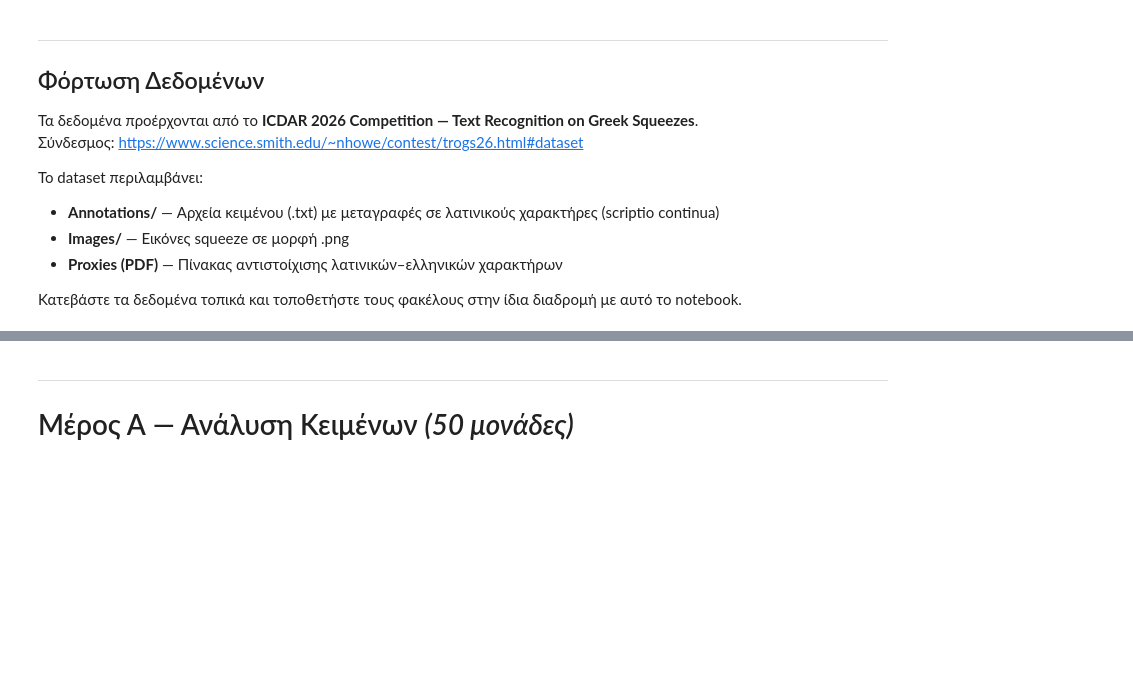
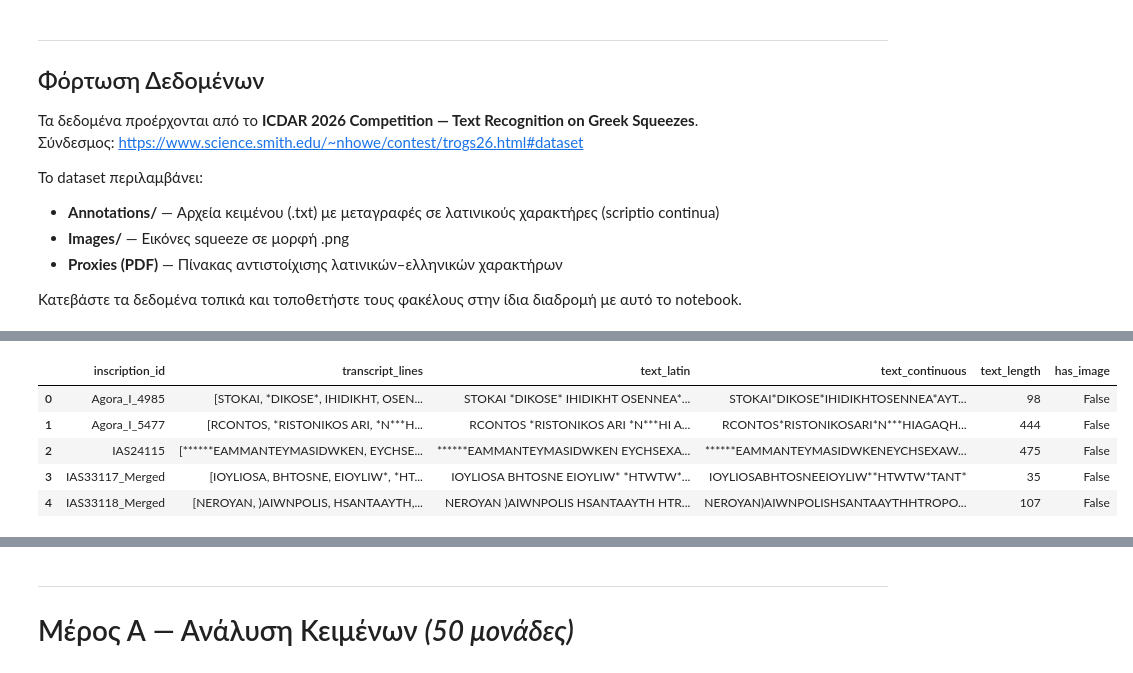
Before and after one commit to PanagiotisGk/Greek-Epigraphy, a Jupyter notebook: team_notebook_epigraphy.ipynb, the cells around one changed output, grey strips where cells are left out. Drawn from its saved outputs; the diff is of its cells as text; code cells hidden in the pictures; blank space fills up the shorter version.

```diff
--- a/team_notebook_epigraphy.ipynb
+++ b/team_notebook_epigraphy.ipynb
@@ -135,0 +121,88 @@ df.head()
+# %%
+# === Ρυθμίσεις διαδρομών ===
+# Αλλάξτε τα paths αν τα δεδομένα βρίσκονται σε διαφορετικό σημείο
+from pathlib import Path
+import pandas as pd
+import matplotlib.pyplot as plt
+from PIL import Image
+
+# === Ρυθμίσεις διαδρομών ===
+DATA_DIR = Path('.')
+ANNOTATIONS_DIR = DATA_DIR / 'Annotations' / 'Annotations'
+IMAGES_DIR = DATA_DIR / 'Images'
+
+# === Βοηθητική συνάρτηση: εξαγωγή transcript από txt ===
+def extract_transcript(filepath):
+    """
+    Τα .txt αρχεία έχουν δομή:
+      # Baseline angle
+      ...
+      # Boxes: x1 y1 x2 y2 ...
+      (γραμμές με συντεταγμένες)
+      # Transcript
+      AGAQH TYCH          <-- αυτό θέλουμε
+      EPI TOY META MEM
+      ...
+      # Lines: x1 y1 x2 y2
+
+    Εξάγουμε μόνο τις γραμμές μεταξύ '# Transcript' και '# Lines'
+    """
+    lines = []
+    in_transcript = False
+    with open(filepath, 'r', encoding='utf-8') as f:
+        for line in f:
+            line = line.rstrip('\r\n')
+            if line.startswith('# Transcript'):
+                in_transcript = True
+                continue
+            if line.startswith('# Lines'):
+                break
+            if in_transcript and line.strip():
+                lines.append(line.strip())
+    return lines
+
+# === Φόρτωση μεταγραφών (μόνο Rotation1 για κάθε επιγραφή) ===
+transcriptions = {}
+
+txt_files = sorted(ANNOTATIONS_DIR.glob('*_Rotation1_300dpi_letters.txt'))
+for txt_file in txt_files:
+    # Εξαγωγή inscription_id: αφαιρούμε το suffix
+    inscription_id = txt_file.stem.replace('_Rotation1_300dpi_letters', '')
+    transcript_lines = extract_transcript(txt_file)
+    if transcript_lines:
+        transcriptions[inscription_id] = transcript_lines
+
+# === Φόρτωση λίστας εικόνων (αν υπάρχει ο φάκελος) ===
+if IMAGES_DIR.exists():
+    image_files = sorted(IMAGES_DIR.glob('*.png'))
+    image_ids = [img.stem.replace('_Rotation1_300dpi', '') for img in image_files]
+else:
+    image_files = []
+    image_ids = []
+    print("Ο φάκελος Images/ δεν βρέθηκε — θα τον χρειαστούμε στο Μέρος Β")
+
+# === Επισκόπηση ===
+print(f'Αριθμός μεταγραφών: {len(transcriptions)}')
+print(f'Αριθμός εικόνων:    {len(image_files)}')
+
+sample_id = list(transcriptions.keys())[0]
+print(f'\nΠαράδειγμα μεταγραφής ({sample_id}):')
+for line in transcriptions[sample_id][:3]:
+    print(f'  {line}')
+
+# === Δημιουργία DataFrame ===
+df = pd.DataFrame([
+    {
+        'inscription_id': k,
+        'transcript_lines': v,
+        'text_latin': ' '.join(v),
+        'text_continuous': ''.join([l.replace(' ', '') for l in v]),
+    }
+    for k, v in transcriptions.items()
+])
+df['text_length'] = df['text_continuous'].str.len()
+df['has_image'] = df['inscription_id'].isin(set(image_ids))
+
+print(f'\nΕπιγραφές με εικόνα: {df["has_image"].sum()} / {len(df)}')
+df.head()
+# %% [output]
@@ -136,3 +219,9 @@ df.head()
+|  | inscription_id | transcript_lines | text_latin | text_continuous | text_length | has_image |
+| 0 | Agora_I_4985 | [STOKAI, *DIKOSE*, IHIDIKHT, OSEN... | STOKAI *DIKOSE* IHIDIKHT OSENNEA*... | STOKAI*DIKOSE*IHIDIKHTOSENNEA*AYT... | 98 | False |
+| 1 | Agora_I_5477 | [RCONTOS, *RISTONIKOS ARI, *N***H... | RCONTOS *RISTONIKOS ARI *N***HI A... | RCONTOS*RISTONIKOSARI*N***HIAGAQH... | 444 | False |
+| 2 | IAS24115 | [******EAMMANTEYMASIDWKEN, EYCHSE... | ******EAMMANTEYMASIDWKEN EYCHSEXA... | ******EAMMANTEYMASIDWKENEYCHSEXAW... | 475 | False |
+| 3 | IAS33117_Merged | [IOYLIOSA, BHTOSNE, EIOYLIW*, *HT... | IOYLIOSA BHTOSNE EIOYLIW* *HTWTW*... | IOYLIOSABHTOSNEEIOYLIW**HTWTW*TANT* | 35 | False |
+| 4 | IAS33118_Merged | [NEROYAN, )AIWNPOLIS, HSANTAAYTH,... | NEROYAN )AIWNPOLIS HSANTAAYTH HTR... | NEROYAN)AIWNPOLISHSANTAAYTHHTROPO... | 107 | False |
 # %%
 # === Προεπισκόπηση δείγματος: εικόνα + μεταγραφή ===
 sample_row = df[df['has_image']].iloc[0]
```
Also changed, not shown: parts of 34 cells of this notebook.
